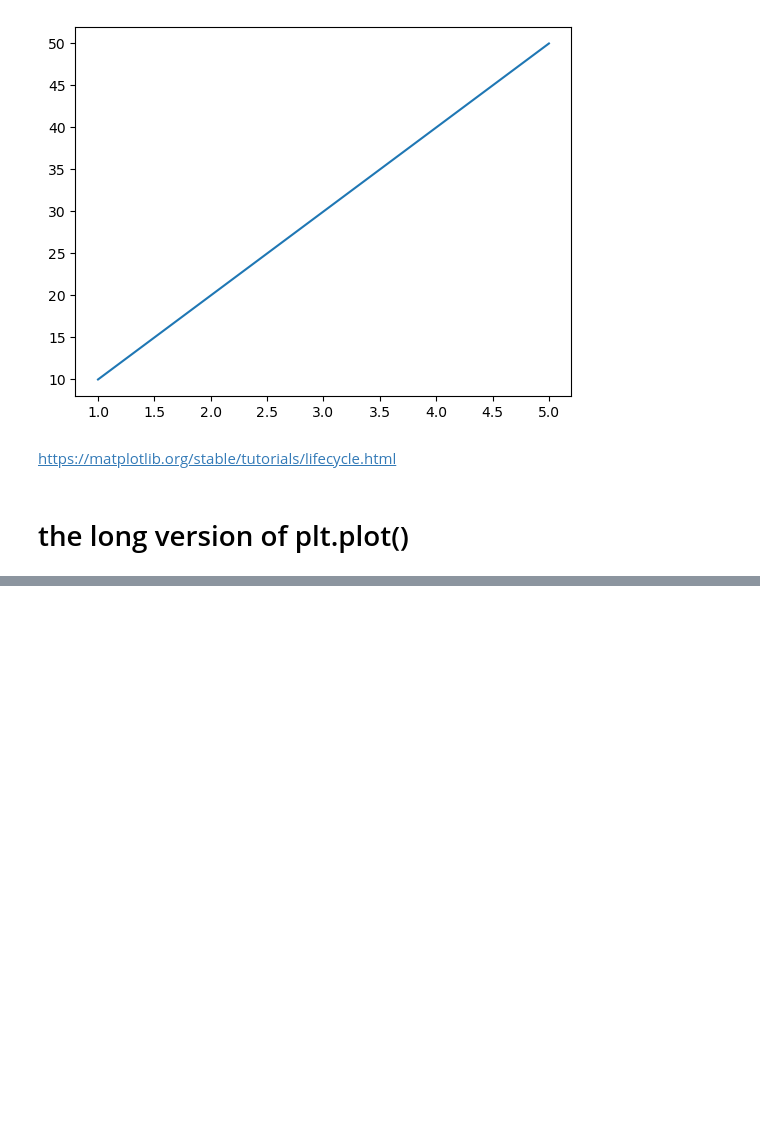
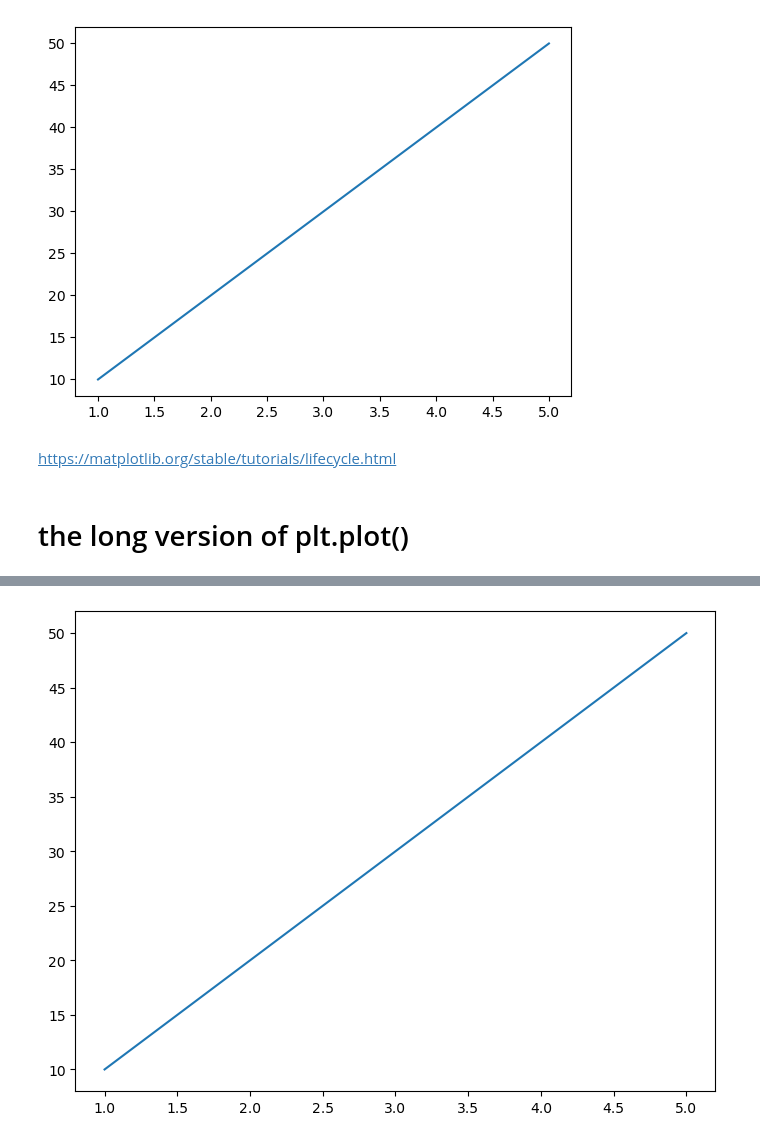
Before and after one commit to krishnakamalbaishnab/Matplotlib-Part-2, a Jupyter notebook: Matplotlib.ipynb, the cells around one changed output, grey strips where cells are left out. Drawn from its saved outputs; the diff is of its cells as text; code cells hidden in the pictures; blank space fills up the shorter version.

```diff
--- a/Matplotlib.ipynb
+++ b/Matplotlib.ipynb
@@ -54,0 +56,8 @@ plt.show();
+# %%
+# Confusing #2
+fig = plt.figure()
+ax = fig.add_axes([1, 1, 1, 1])
+ax.plot(x, y)
+plt.show()
+# %% [output]
+[figure, added]
```
Also changed, not shown: parts of 12 cells of this notebook.
